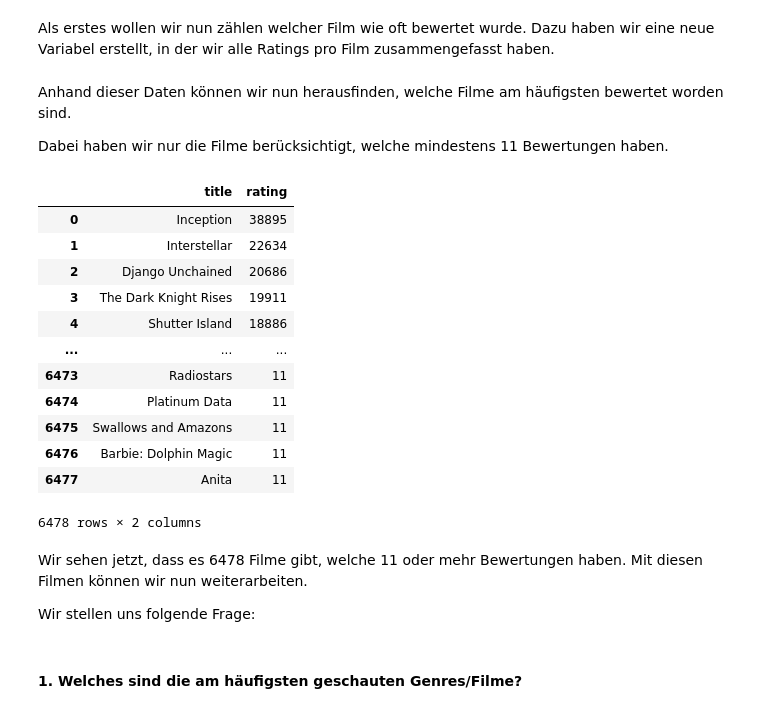
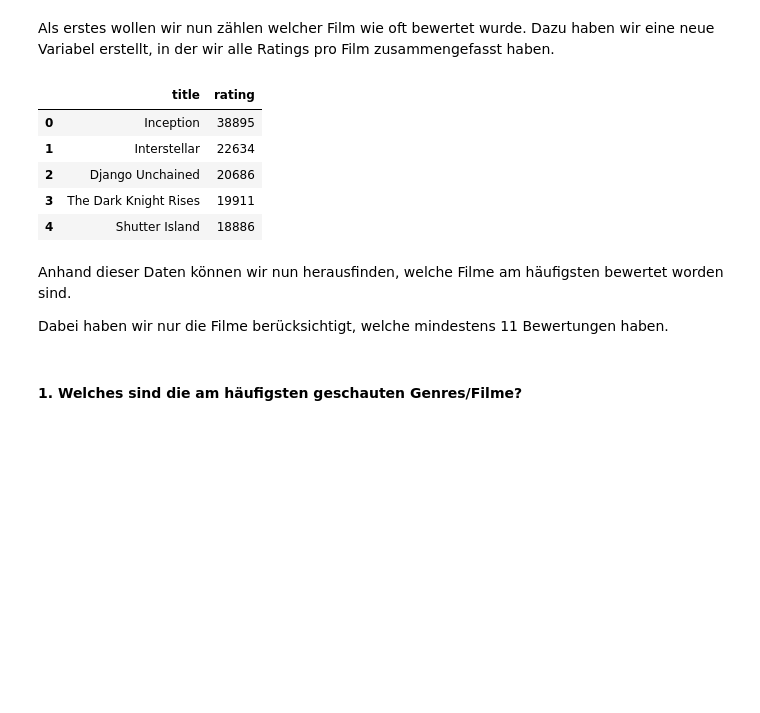
Before and after one commit to Luuzemp14/Cds1_Tinder-4-Movies, a Jupyter notebook: eda.ipynb, the cells around one changed output. Saved outputs shown, nothing was run; the diff lists cells and outputs as text; code cells hidden in the pictures; blank space fills up the shorter version.

```diff
--- a/eda.ipynb
+++ b/eda.ipynb
@@ -26,32 +28,18 @@ Als erstes wollen wir nun zählen welcher Film wie oft bewertet wurde. Dazu habe
 # %%
 # group by title and count ratings
 df_movies_sum_ratings = df_movies_ratings.groupby("title")["rating"].count().sort_values(ascending = False).reset_index()
+df_movies_sum_ratings.head()
+# %% [output]
+|  | title | rating |
+| 0 | Inception | 38895 |
+| 1 | Interstellar | 22634 |
+| 2 | Django Unchained | 20686 |
+| 3 | The Dark Knight Rises | 19911 |
+| 4 | Shutter Island | 18886 |
 # %% [markdown]
 Anhand dieser Daten können wir nun herausfinden, welche Filme am häufigsten bewertet worden sind.
 
 Dabei haben wir nur die Filme berücksichtigt, welche mindestens 11 Bewertungen haben.
-# %%
-# show movies with more than 10 ratings (only 6.6k movies)
-df_movies_10_ratings = df_movies_sum_ratings[df_movies_sum_ratings["rating"] > 10]
-df_movies_10_ratings
-# %% [output]
-|  | title | rating |
-| 0 | Inception | 38895 |
-| 1 | Interstellar | 22634 |
-| 2 | Django Unchained | 20686 |
-| 3 | The Dark Knight Rises | 19911 |
-| 4 | Shutter Island | 18886 |
-| ... | ... | ... |
-| 6473 | Radiostars | 11 |
-| 6474 | Platinum Data | 11 |
-| 6475 | Swallows and Amazons | 11 |
-| 6476 | Barbie: Dolphin Magic | 11 |
-| 6477 | Anita | 11 |
-6478 rows × 2 columns
-# %% [markdown]
-Wir sehen jetzt, dass es 6478 Filme gibt, welche 11 oder mehr Bewertungen haben. Mit diesen Filmen können wir nun weiterarbeiten.
-
-Wir stellen uns folgende Frage:
 # %% [markdown]
 #### 1. Welches sind die am häufigsten geschauten Genres/Filme?
 # %% [markdown]
```
Also changed, not shown: parts of 35 cells of this notebook, 1 other file.
